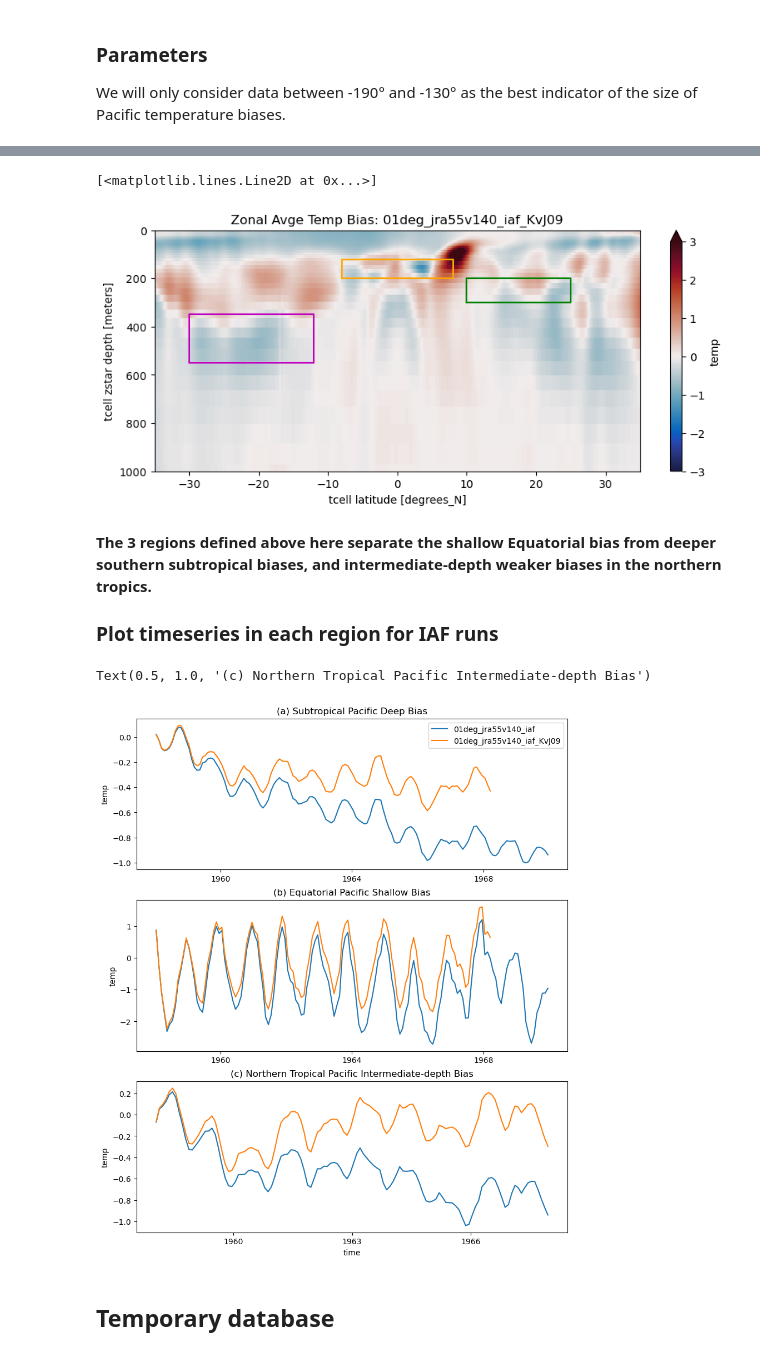
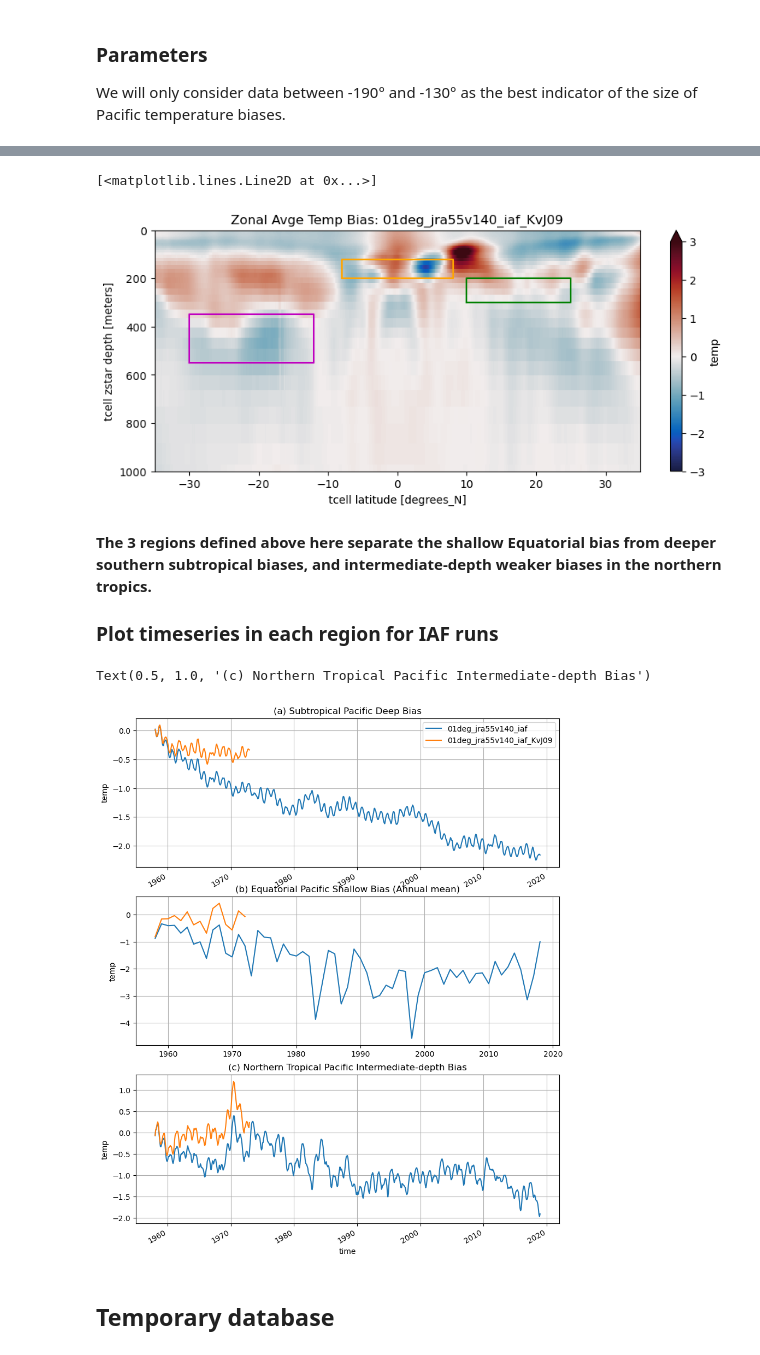
Before and after one commit to COSIMA/ACCESS-OM2-Temp-Biases, a Jupyter notebook: PerturbationBiasTimeseries.ipynb, the cells around one changed output, grey strips where cells are left out. Cells and saved outputs as stored; diff of their text form; code cells hidden in the pictures.

Commit message:
updating timeseries

```diff
--- a/PerturbationBiasTimeseries.ipynb
+++ b/PerturbationBiasTimeseries.ipynb
@@ -40,7 +40,7 @@ Let's plot what the zonal biases look like in cycle 1 of the IAF simulation, and
 # %%
 expt = '01deg_jra55v140_iaf'
-tstart = '1967-01-01'
-tend = '1967-12-31'
+tstart = '1972-01-01'
+tend = '1972-12-31'
 temp = cc.querying.getvar(expt, 'temp', session, ncfile='ocean-3d-temp-1-monthly-mean-ym_%.nc')#,chunks={'st_ocean':20,'xt_ocean':100,'yt_ocean':100,'time':None})
 temperature = temp.sel(yt_ocean=slice(transect_lats[0],transect_lats[1])).sel(xt_ocean=slice(transect_lons[0],transect_lons[1])).mean('xt_ocean').sel(time=slice(tstart,tend)).mean('time').load() + KELVIN_TO_CELSIUS
 # %%
@@ -90,7 +90,7 @@ plt.plot([r3['minlat'], r3['maxlat'], r3['maxlat'], r3['minlat'], r3['minlat']],
          [r3['lowerdepth'], r3['lowerdepth'], r3['upperdepth'], r3['upperdepth'], r3['lowerdepth']],'g')
 # %% [output]
 [<matplotlib.lines.Line2D at 0x...>]
-[figure, old version]
+[figure, new version]
 # %% [markdown]
 **The 3 regions defined above here separate the shallow Equatorial bias from deeper southern subtropical biases, and intermediate-depth weaker biases in the northern tropics.**
 
@@ -120,30 +120,35 @@ temp_r3_obs = ds_obs.temp.sel(yt_ocean=slice(r3['minlat'],r3['maxlat'])).mean('y
                 .sel(st_ocean=slice(r3['upperdepth'],r3['lowerdepth'])).mean('st_ocean').load()
 # %%
 expts = ['01deg_jra55v140_iaf','01deg_jra55v140_iaf_KvJ09']
+start_time='1958-01-01'
+end_time='2019-01-01'
 plt.figure(figsize=(10,12))
 plt.subplot(311)
 for e in expts:
-    temp_bias = extract_timeseries(e,r1,monthly=True,start_time='1958-01-01',end_time='1970-01-01') - temp_r1_obs
+    temp_bias = extract_timeseries(e,r1,monthly=True,start_time=start_time,end_time=end_time) - temp_r1_obs
     temp_bias.plot(label=e)
 plt.legend()
 plt.xlabel('')
+plt.grid()
 plt.title('(a) Subtropical Pacific Deep Bias')
 
 plt.subplot(312)
 for e in expts:
-    temp_bias = extract_timeseries(e,r2,monthly=True,start_time='1958-01-01',end_time='1970-01-01') - temp_r2_obs
+    temp_bias = extract_timeseries(e,r2,start_time=start_time,end_time=end_time) - temp_r2_obs
     temp_bias.plot(label=e)
-plt.title('(b) Equatorial Pacific Shallow Bias')
+plt.grid()
+plt.title('(b) Equatorial Pacific Shallow Bias (Annual mean)')
 plt.xlabel('')
 
 plt.subplot(313)
 for e in expts:
-    temp_bias = extract_timeseries(e,r3,monthly=True,start_time='1958-01-01',end_time='1968-01-01') - temp_r3_obs
+    temp_bias = extract_timeseries(e,r3,monthly=True,start_time=start_time,end_time=end_time) - temp_r3_obs
     temp_bias.plot(label=e)
+plt.grid()
 plt.title('(c) Northern Tropical Pacific Intermediate-depth Bias')
 # %% [output]
 Text(0.5, 1.0, '(c) Northern Tropical Pacific Intermediate-depth Bias')
-[figure, old version]
+[figure, new version]
 # %% [markdown]
 ## Temporary database
 # %%
```
Also changed, not shown: parts of 3 cells of this notebook.
